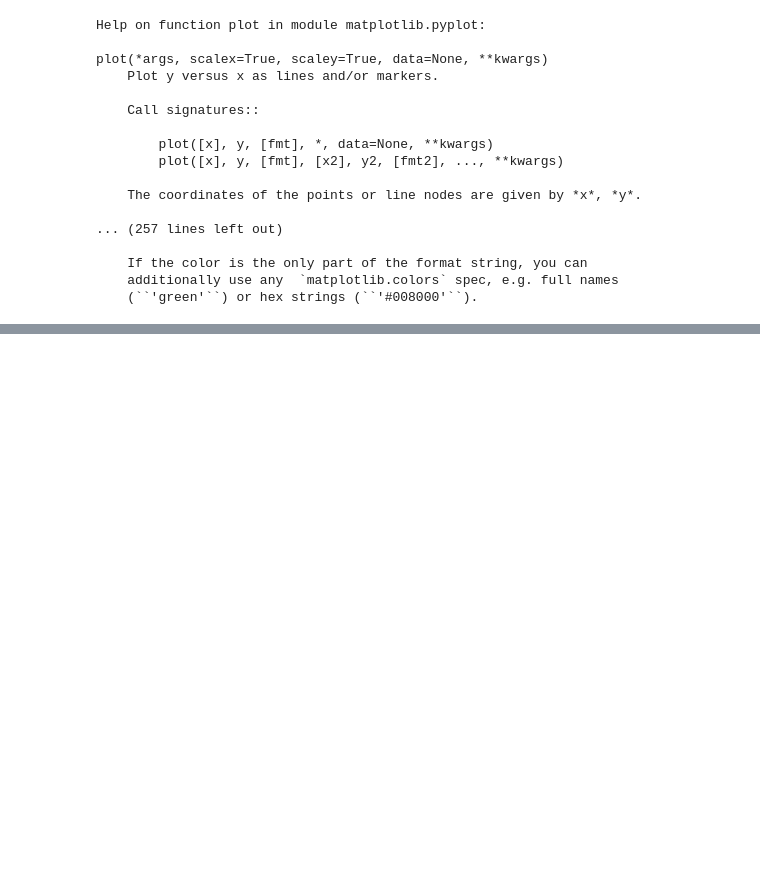
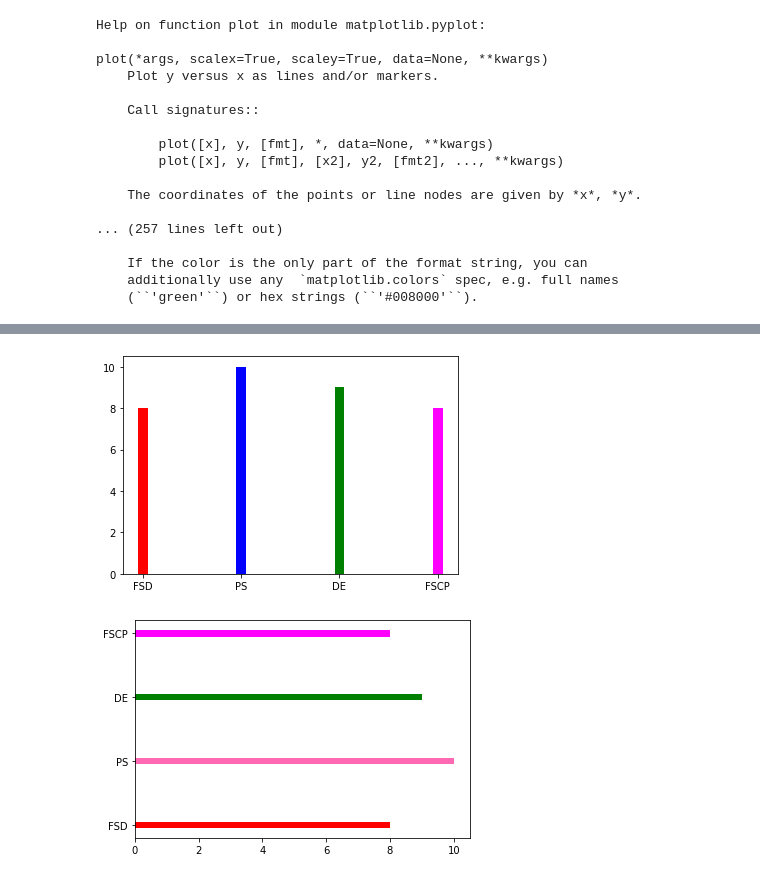
Before and after one commit to kajal-1402-yadav/py, a Jupyter notebook: T4/matplotlib.ipynb, the cells around one changed output, grey strips where cells are left out. Cells and saved outputs as stored; diff of their text form; code cells hidden in the pictures; blank space fills up the shorter version.

```diff
--- a/T4/matplotlib.ipynb
+++ b/T4/matplotlib.ipynb
@@ -113,0 +125,10 @@ plt.scatter(x,y*0.5,color='green')
+# %%
+x=np.array(['FSD','PS','DE','FSCP'])
+y=np.array([8,10,9,8])
+plt.bar(x,y,color=['red','blue','green','magenta'],width=0.1)
+plt.show()
+plt.barh(x,y,color=['red','hotpink','green','magenta'],height=0.1)
+plt.show()
+# %% [output]
+[figure, added]
+[figure, added]
```
Also changed, not shown: parts of 7 cells of this notebook.
